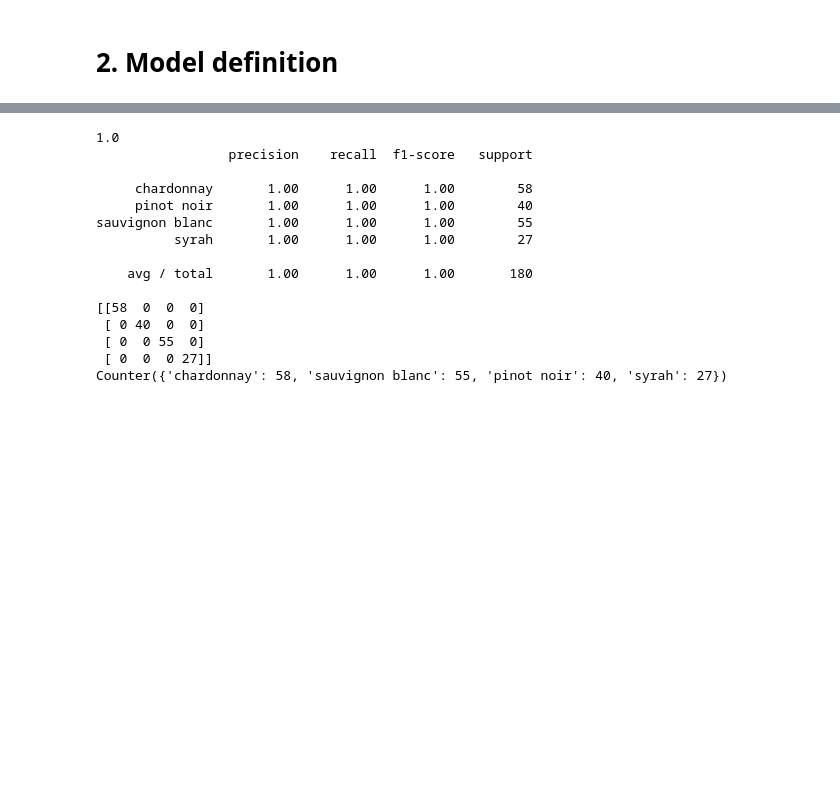
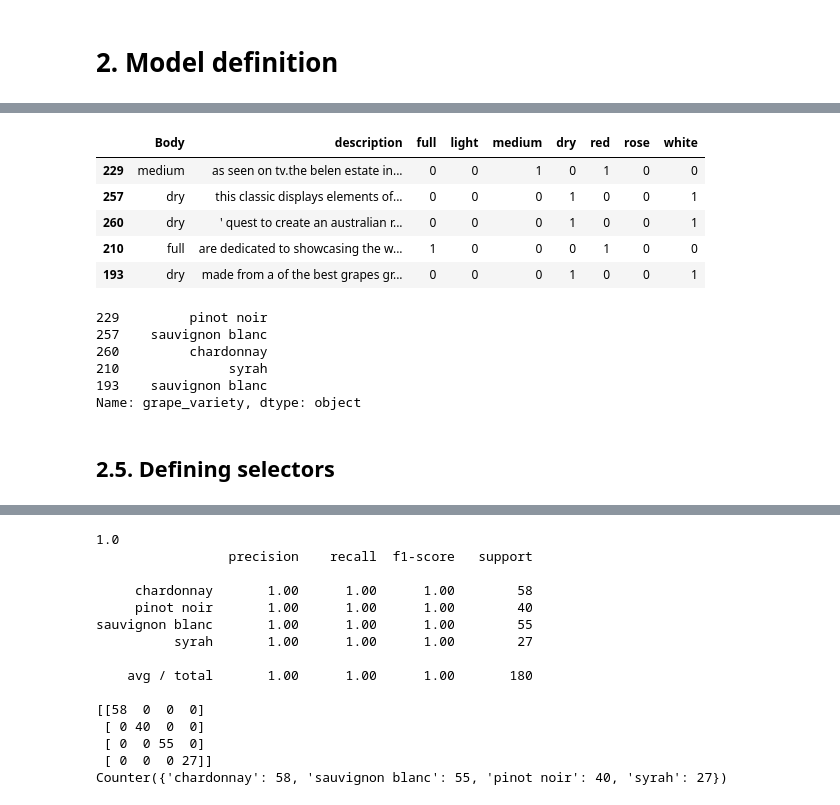
Before and after one commit to diveki/diveki.github.io, a Jupyter notebook: body_texts/blind_taster_algorithm.ipynb, the cells around one changed output, grey strips where cells are left out. Drawn from its saved outputs; the diff is of its cells as text; code cells hidden in the pictures; blank space fills up the shorter version.

```diff
--- a/body_texts/blind_taster_algorithm.ipynb
+++ b/body_texts/blind_taster_algorithm.ipynb
@@ -189,3 +246,24 @@ target = 'grape_variety'
 
 X_train, X_test, y_train, y_test = train_test_split(data_input[combined_features], data_input[target],
                                                     test_size=0.33, random_state=42)
+# %%
+X_train.head()
+# %% [output]
+|  | Body | description | full | light | medium | dry | red | rose | white |
+| 229 | medium | as seen on tv.the belen estate in... | 0 | 0 | 1 | 0 | 1 | 0 | 0 |
+| 257 | dry | this classic displays elements of... | 0 | 0 | 0 | 1 | 0 | 0 | 1 |
+| 260 | dry | ' quest to create an australian r... | 0 | 0 | 0 | 1 | 0 | 0 | 1 |
+| 210 | full | are dedicated to showcasing the w... | 1 | 0 | 0 | 0 | 1 | 0 | 0 |
+| 193 | dry | made from a of the best grapes gr... | 0 | 0 | 0 | 1 | 0 | 0 | 1 |
+# %%
+y_train.head()
+# %% [output]
+229         pinot noir
+257    sauvignon blanc
+260         chardonnay
+210              syrah
+193    sauvignon blanc
+Name: grape_variety, dtype: object
+# %% [markdown]
+<a id="ch2.5"></a>
+## 2.5. Defining selectors
```
Also changed, not shown: parts of 46 cells of this notebook.
